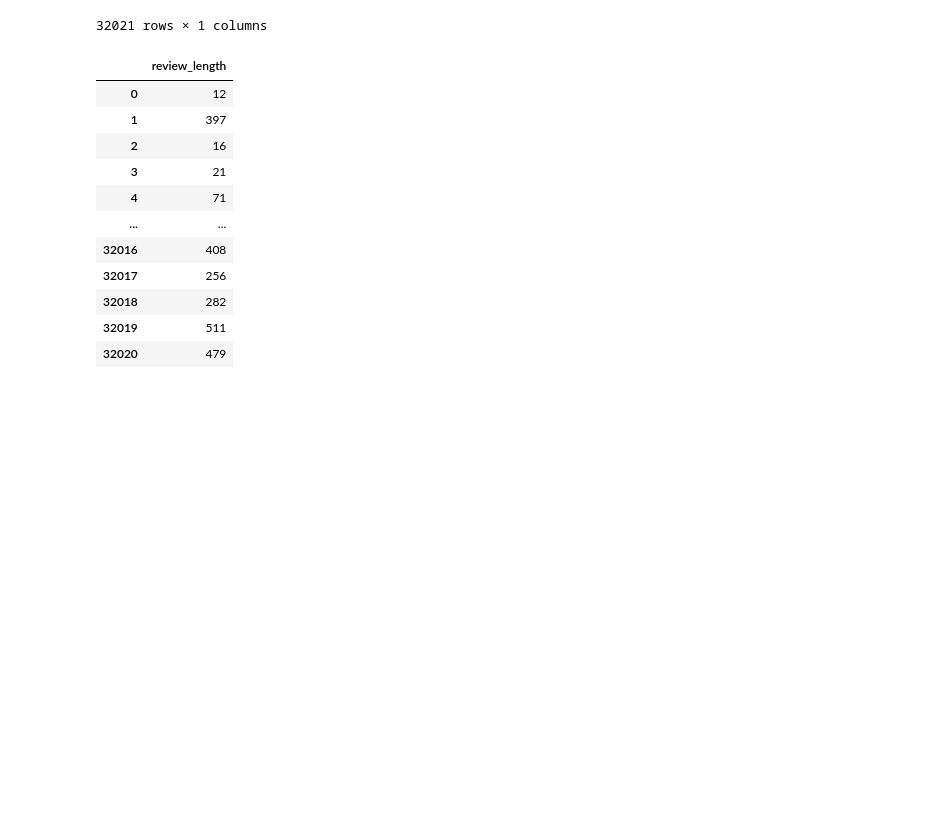
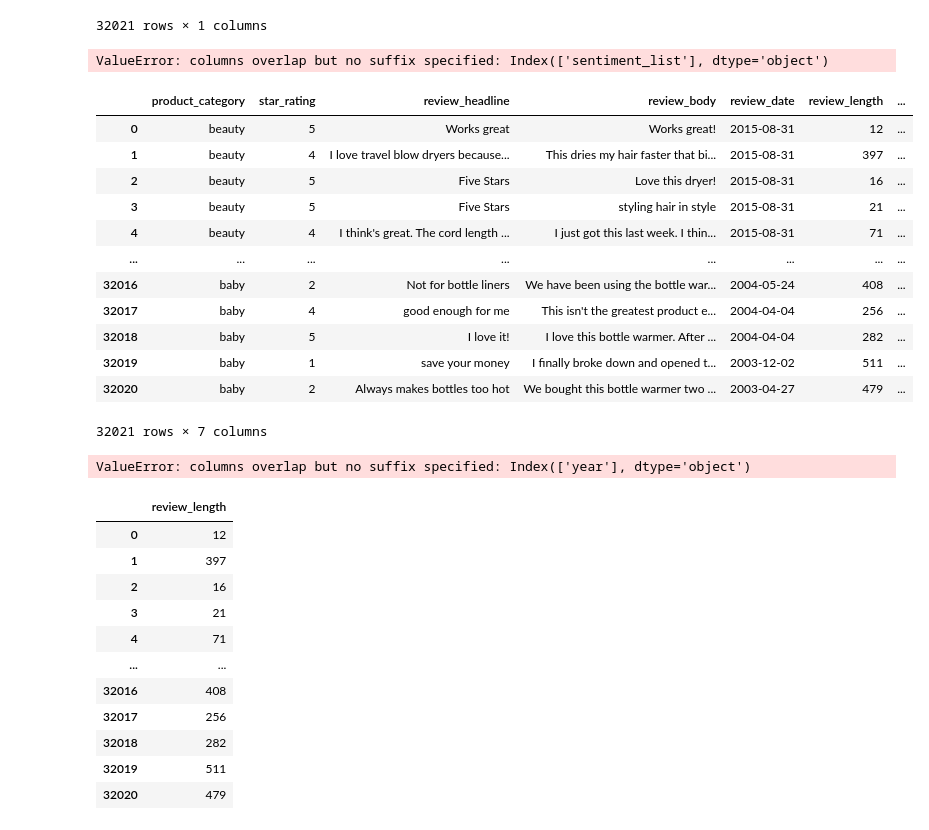
Before and after one commit to danielzhangau/Mathematical-Contest-in-Modeling, a Jupyter notebook: MCM-2020-Problem-C/try.ipynb, the cells around one changed output. Drawn from its saved outputs; the diff is of its cells as text; code cells hidden in the pictures; blank space fills up the shorter version.

```diff
--- a/MCM-2020-Problem-C/try.ipynb
+++ b/MCM-2020-Problem-C/try.ipynb
@@ -282,6 +282,34 @@ display(sentiment_df)
 | 32019 | 2.384348 |
 | 32020 | 2.544922 |
 32021 rows × 1 columns
+# %%
+review_df = review_df.join(sentiment_df)
+# %% [output]
+ValueError: columns overlap but no suffix specified: Index(['sentiment_list'], dtype='object')
+# %%
+display(review_df)
+# %% [output]
+|  | product_category | star_rating | review_headline | review_body | review_date | review_length | ... |
+| 0 | beauty | 5 | Works great | Works great! | 2015-08-31 | 12 | ... |
+| 1 | beauty | 4 | I love travel blow dryers because... | This dries my hair faster that bi... | 2015-08-31 | 397 | ... |
+| 2 | beauty | 5 | Five Stars | Love this dryer! | 2015-08-31 | 16 | ... |
+| 3 | beauty | 5 | Five Stars | styling hair in style | 2015-08-31 | 21 | ... |
+| 4 | beauty | 4 | I think's great. The cord length ... | I just got this last week. I thin... | 2015-08-31 | 71 | ... |
+| ... | ... | ... | ... | ... | ... | ... | ... |
+| 32016 | baby | 2 | Not for bottle liners | We have been using the bottle war... | 2004-05-24 | 408 | ... |
+| 32017 | baby | 4 | good enough for me | This isn't the greatest product e... | 2004-04-04 | 256 | ... |
+| 32018 | baby | 5 | I love it! | I love this bottle warmer. After ... | 2004-04-04 | 282 | ... |
+| 32019 | baby | 1 | save your money | I finally broke down and opened t... | 2003-12-02 | 511 | ... |
+| 32020 | baby | 2 | Always makes bottles too hot | We bought this bottle warmer two ... | 2003-04-27 | 479 | ... |
+32021 rows × 7 columns
+# %%
+year = []
+for i in df.index:
+    year.append(df.loc[i, 'review_date'].year)
+year_df = pd.DataFrame({'year': year})
+review_df = review_df.join(year_df)
+# %% [output]
+ValueError: columns overlap but no suffix specified: Index(['year'], dtype='object')
 # %%
 review_length = []
 for index in range(len(data)):
```
Also changed, not shown: parts of 4 cells of this notebook, 3 other files.
